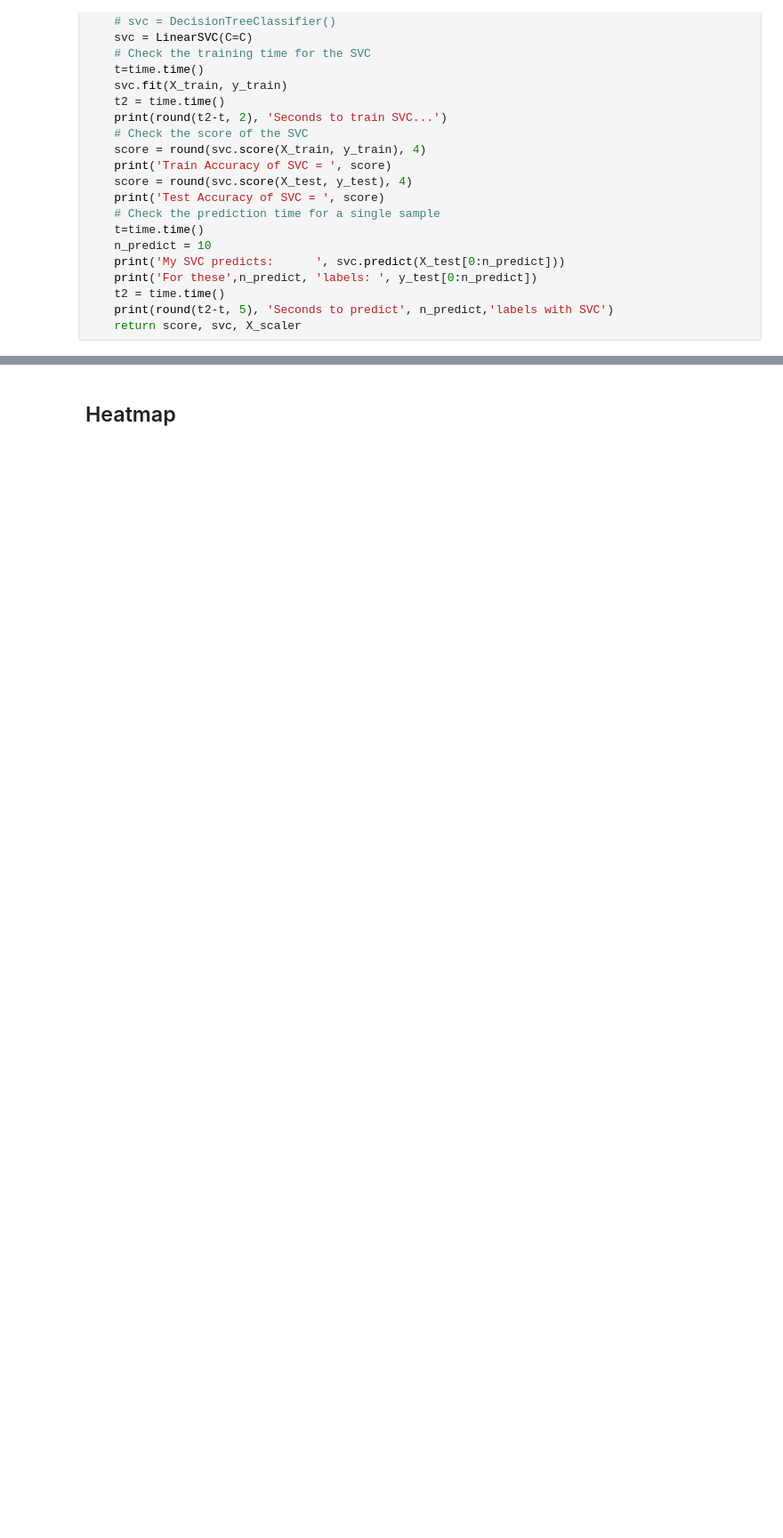
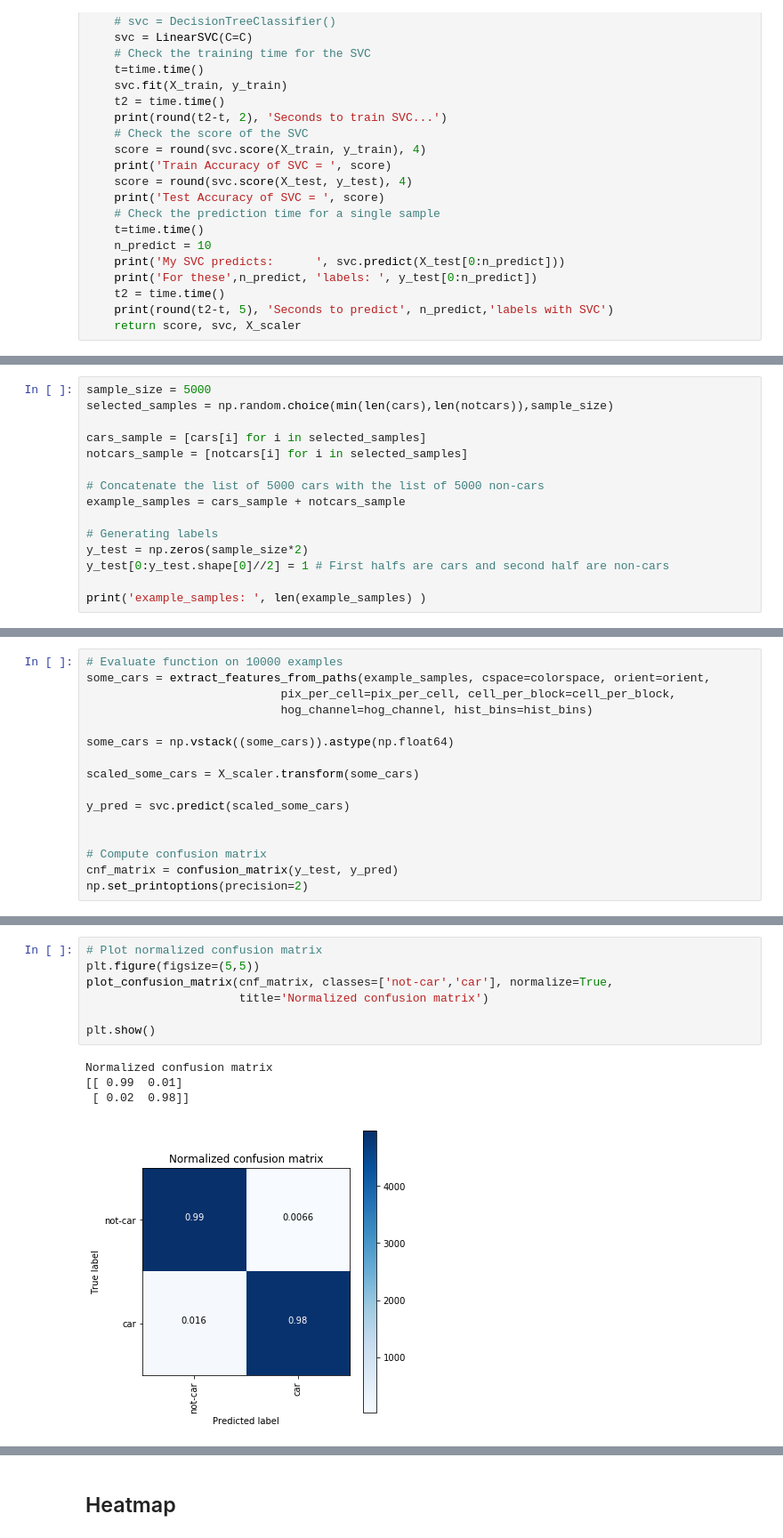
Before and after one commit to rdjondo/CarND-Vehicle-Detection, a Jupyter notebook: experiment.ipynb, the cells around one changed output, grey strips where cells are left out. Shown at 89% size. Drawn from its saved outputs; the diff is of its cells as text; blank space fills up the shorter version.

```diff
--- a/experiment.ipynb
+++ b/experiment.ipynb
@@ -341,0 +350,15 @@ The find_cars only has to extract hog features once and then can be sub-sampled
+# %%
+sample_size = 5000
+selected_samples = np.random.choice(min(len(cars),len(notcars)),sample_size)
+
+cars_sample = [cars[i] for i in selected_samples]
+notcars_sample = [notcars[i] for i in selected_samples]
+
+# Concatenate the list of 5000 cars with the list of 5000 non-cars
+example_samples = cars_sample + notcars_sample
+
+# Generating labels
+y_test = np.zeros(sample_size*2)
+y_test[0:y_test.shape[0]//2] = 1 # First halfs are cars and second half are non-cars
+
+print('example_samples: ', len(example_samples) )
@@ -341,0 +456,16 @@ The find_cars only has to extract hog features once and then can be sub-sampled
+# %%
+# Evaluate function on 10000 examples
+some_cars = extract_features_from_paths(example_samples, cspace=colorspace, orient=orient,
+                            pix_per_cell=pix_per_cell, cell_per_block=cell_per_block,
+                            hog_channel=hog_channel, hist_bins=hist_bins)
+
+some_cars = np.vstack((some_cars)).astype(np.float64)
+
+scaled_some_cars = X_scaler.transform(some_cars)
+
+y_pred = svc.predict(scaled_some_cars)
+
+
+# Compute confusion matrix
+cnf_matrix = confusion_matrix(y_test, y_pred)
+np.set_printoptions(precision=2)
@@ -341,0 +474,12 @@ The find_cars only has to extract hog features once and then can be sub-sampled
+# %%
+# Plot normalized confusion matrix
+plt.figure(figsize=(5,5))
+plot_confusion_matrix(cnf_matrix, classes=['not-car','car'], normalize=True,
+                      title='Normalized confusion matrix')
+
+plt.show()
+# %% [output]
+Normalized confusion matrix
+[[ 0.99  0.01]
+ [ 0.02  0.98]]
+[figure, added]
```
Also changed, not shown: parts of 21 cells of this notebook, 3 other files.
